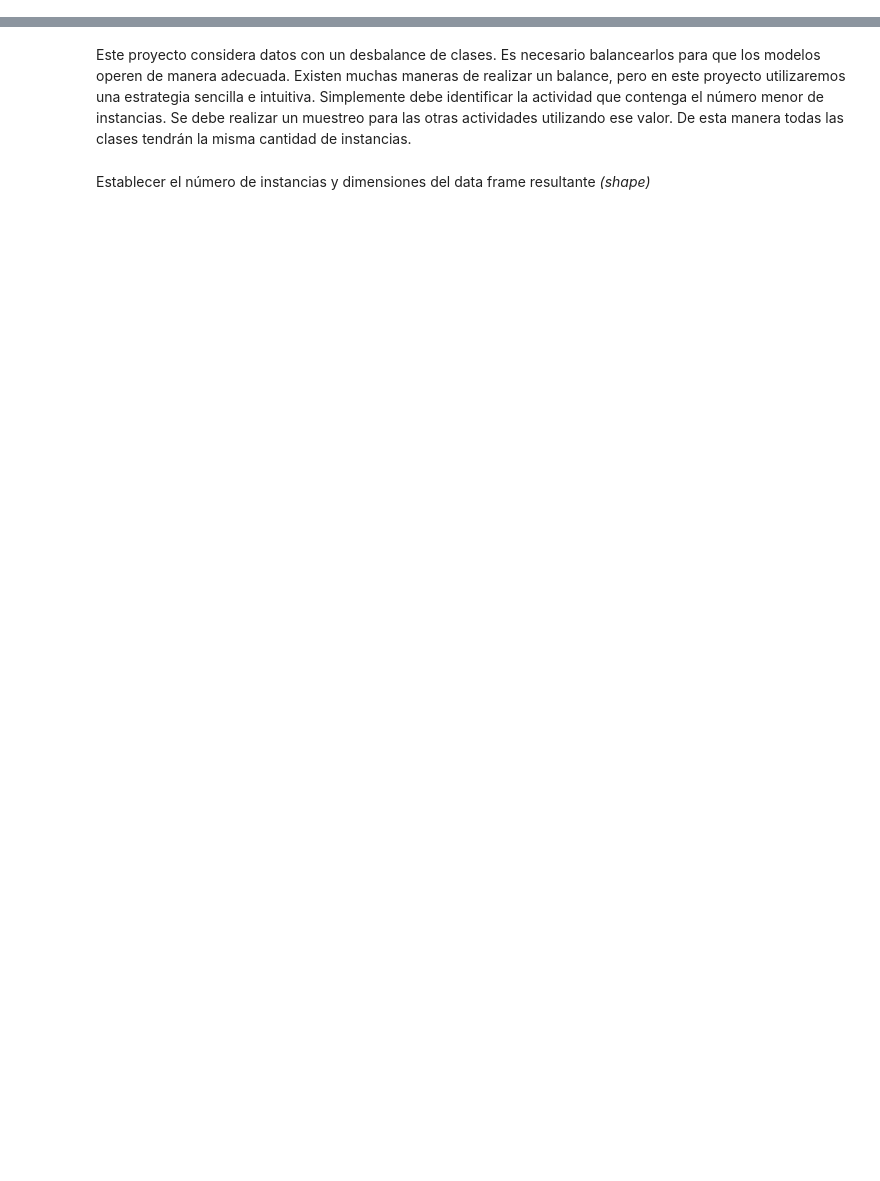
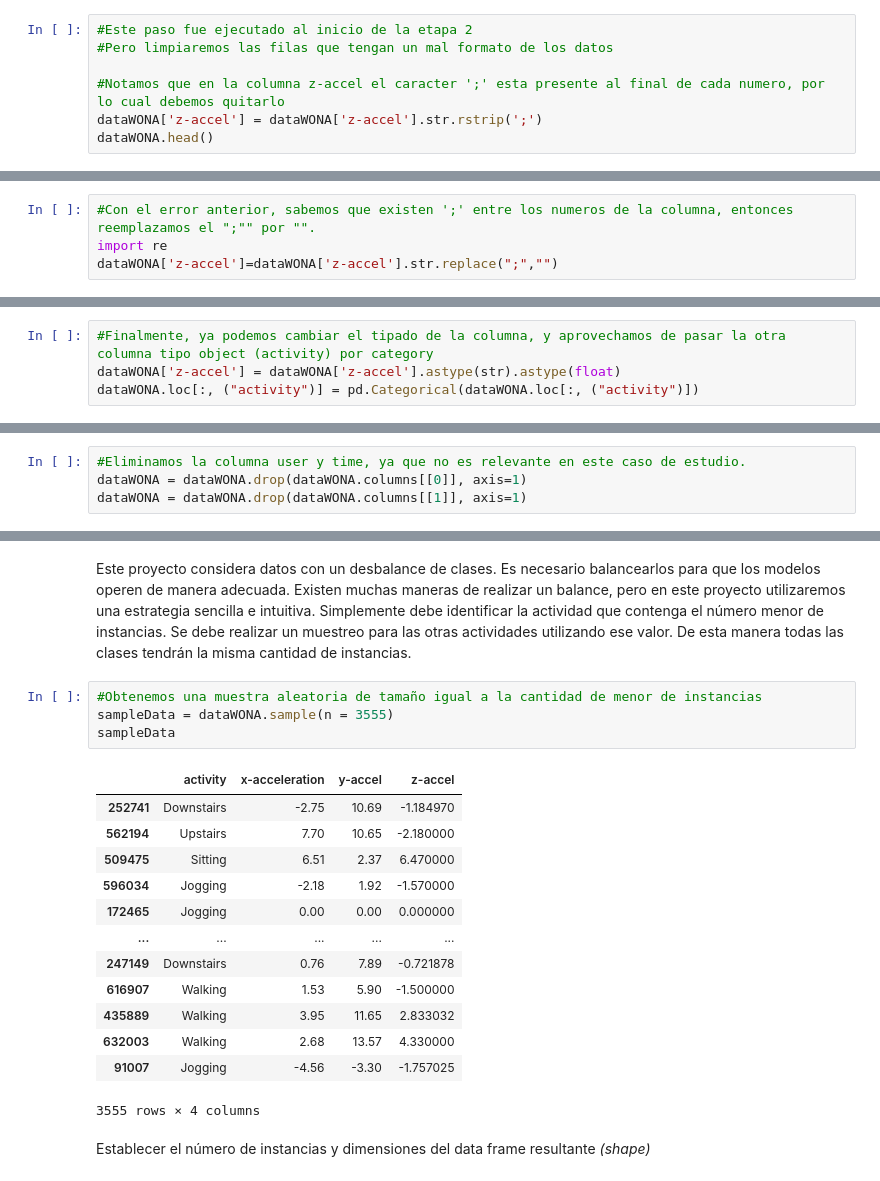
Before and after one commit to Cordero27/Minor-Machine-Learning, a Jupyter notebook: Proyecto Final ML/ Entrega 02 - Scrub/ Entrega_02_Scrub.ipynb, the cells around one changed output, grey strips where cells are left out. Cells and saved outputs as stored; diff of their text form; blank space fills up the shorter version.

```diff
--- a/Proyecto Final ML/ Entrega 02 - Scrub/ Entrega_02_Scrub.ipynb
+++ b/Proyecto Final ML/ Entrega 02 - Scrub/ Entrega_02_Scrub.ipynb
@@ -42,2 +80,9 @@ Visualizar las 5 primeras filas del DataFrame (.head())
 # %% [markdown]
 Buscar datos nulos y eliminarlos si es que existen
+# %%
+#Este paso fue ejecutado al inicio de la etapa 2
+#Pero limpiaremos las filas que tengan un mal formato de los datos
+
+#Notamos que en la columna z-accel el caracter ';' esta presente al final de cada numero, por lo cual debemos quitarlo
+dataWONA['z-accel'] = dataWONA['z-accel'].str.rstrip(';')
+dataWONA.head()
@@ -43,0 +106,4 @@ Buscar datos nulos y eliminarlos si es que existen
+# %%
+#Con el error anterior, sabemos que existen ';' entre los numeros de la columna, entonces reemplazamos el ";"" por "".
+import re
+dataWONA['z-accel']=dataWONA['z-accel'].str.replace(";","")
@@ -51,3 +139,7 @@ Cambiar el tipo de datos de las variables predictoras a valores reales, para rea
 *Muchas de las variables contenidas en el DataFrame originalmente se encuentran en el tipo de dato 'object'. En ese formato las variables no pueden ser interpretadas como vectores. Recordemos que la mayoría de los modelos de Machine Learning estudiados operan en el espacio vectorial. Por esta razón las variables que formarán parte del modelo predictivo deben ser transformadas a un formato numérico como 'Float' o 'integer'.*
 
 Para este proyecto en particular se pide transformar  al tipo de dato Float, las variables del acelerómetro en el eje $x$, $y$ y $z$
+# %%
+#Finalmente, ya podemos cambiar el tipado de la columna, y aprovechamos de pasar la otra columna tipo object (activity) por category
+dataWONA['z-accel'] = dataWONA['z-accel'].astype(str).astype(float)
+dataWONA.loc[:, ("activity")] = pd.Categorical(dataWONA.loc[:, ("activity")])
@@ -85,2 +181,6 @@ Eliminar las columnas que no se utilizaran para la clasificación
+# %%
+#Eliminamos la columna user y time, ya que no es relevante en este caso de estudio.
+dataWONA = dataWONA.drop(dataWONA.columns[[0]], axis=1)
+dataWONA = dataWONA.drop(dataWONA.columns[[1]], axis=1)
 # %% [markdown]
 Utilizar el comando *value_counts* para obtener un detalle de cuantas instancias se tienen por actividad. El objetivo consiste en identificar la presencia del balance o desbalance en las categorías a modelar
@@ -96,4 +203,22 @@ Name: activity, dtype: int64
 # %% [markdown]
 Este proyecto considera datos con un desbalance de clases. Es necesario balancearlos para que los modelos operen de manera adecuada. Existen muchas maneras de realizar un balance, pero en este proyecto utilizaremos una estrategia sencilla e intuitiva. Simplemente debe identificar la actividad que contenga el número menor de instancias. Se debe realizar un muestreo para las otras actividades utilizando ese valor. De esta manera todas las clases tendrán la misma cantidad de instancias.
+# %%
+#Obtenemos una muestra aleatoria de tamaño igual a la cantidad de menor de instancias
+sampleData = dataWONA.sample(n = 3555)
+sampleData
+# %% [output]
+|  | activity | x-acceleration | y-accel | z-accel |
+| 252741 | Downstairs | -2.75 | 10.69 | -1.184970 |
+| 562194 | Upstairs | 7.70 | 10.65 | -2.180000 |
+| 509475 | Sitting | 6.51 | 2.37 | 6.470000 |
+| 596034 | Jogging | -2.18 | 1.92 | -1.570000 |
+| 172465 | Jogging | 0.00 | 0.00 | 0.000000 |
+| ... | ... | ... | ... | ... |
+| 247149 | Downstairs | 0.76 | 7.89 | -0.721878 |
+| 616907 | Walking | 1.53 | 5.90 | -1.500000 |
+| 435889 | Walking | 3.95 | 11.65 | 2.833032 |
+| 632003 | Walking | 2.68 | 13.57 | 4.330000 |
+| 91007 | Jogging | -4.56 | -3.30 | -1.757025 |
+3555 rows × 4 columns
 # %% [markdown]
 Establecer el número de instancias y dimensiones del data frame resultante *(shape)*
```
Also changed, not shown: parts of 27 cells of this notebook.
